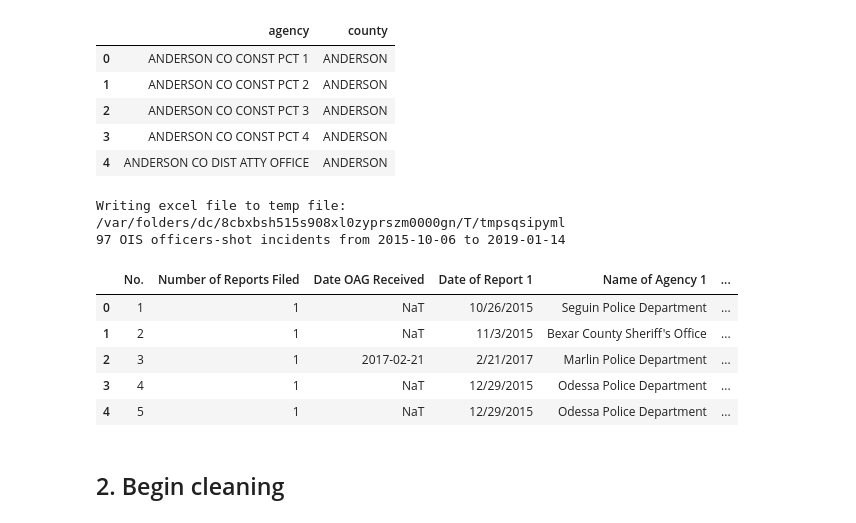
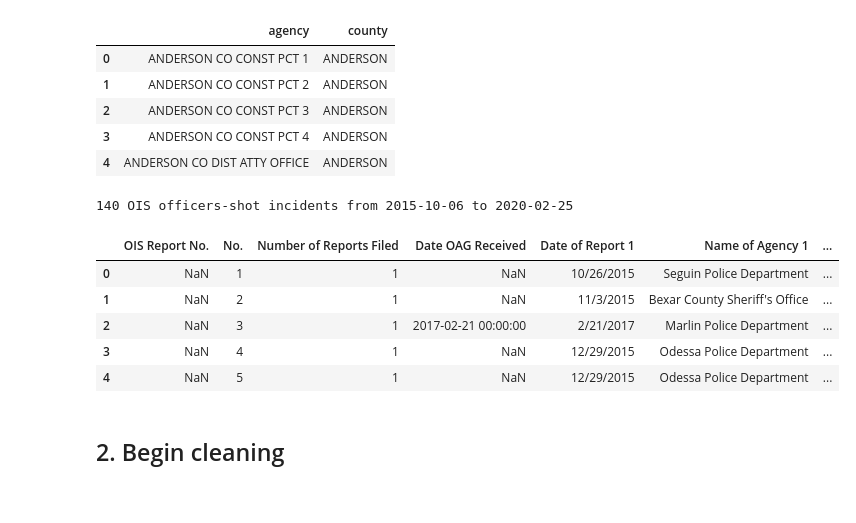
Before and after one commit to texas-justice-initiative/data-processing, a Jupyter notebook: data_cleaning/clean_ois_officers_shot.ipynb, the cells around one changed output. Saved outputs shown, nothing was run; the diff lists cells and outputs as text; code cells hidden in the pictures.

```diff
--- a/data_cleaning/clean_ois_officers_shot.ipynb
+++ b/data_cleaning/clean_ois_officers_shot.ipynb
@@ -59,21 +59,22 @@ agencies.head()
 | 3 | ANDERSON CO CONST PCT 4 | ANDERSON |
 | 4 | ANDERSON CO DIST ATTY OFFICE | ANDERSON |
 # %%
-shootings = read_dtw_excel(DW_PROJECT_RAW_AND_PROCESSING, 'original/OIS.xlsx')['OfficersShot']
+shootings = pd.read_excel('/Users/jbabyak/Downloads/OIS.xlsx')
+#shootings = read_dtw_excel(DW_PROJECT_RAW_AND_PROCESSING, 'original/OIS.xlsx')['OfficersShot']
+
 print("%d OIS officers-shot incidents from %s to %s" % (
     len(shootings),
     shootings['Date of Incident'].min().strftime('%Y-%m-%d'),
     shootings['Date of Incident'].max().strftime('%Y-%m-%d')))
 shootings.head()
 # %% [output]
-Writing excel file to temp file: /var/folders/dc/8cbxbsh515s908xl0zyprszm0000gn/T/tmpsqsipyml
-97 OIS officers-shot incidents from 2015-10-06 to 2019-01-14
+140 OIS officers-shot incidents from 2015-10-06 to 2020-02-25
-|  | No. | Number of Reports Filed | Date OAG Received | Date of Report 1 | Name of Agency 1 | ... |
-| 0 | 1 | 1 | NaT | 10/26/2015 | Seguin Police Department | ... |
-| 1 | 2 | 1 | NaT | 11/3/2015 | Bexar County Sheriff's Office | ... |
-| 2 | 3 | 1 | 2017-02-21 | 2/21/2017 | Marlin Police Department | ... |
-| 3 | 4 | 1 | NaT | 12/29/2015 | Odessa Police Department | ... |
-| 4 | 5 | 1 | NaT | 12/29/2015 | Odessa Police Department | ... |
+|  | OIS Report No. | No. | Number of Reports Filed | Date OAG Received | Date of Report 1 | Name of Agency 1 | ... |
+| 0 | NaN | 1 | 1 | NaN | 10/26/2015 | Seguin Police Department | ... |
+| 1 | NaN | 2 | 1 | NaN | 11/3/2015 | Bexar County Sheriff's Office | ... |
+| 2 | NaN | 3 | 1 | 2017-02-21 00:00:00 | 2/21/2017 | Marlin Police Department | ... |
+| 3 | NaN | 4 | 1 | NaN | 12/29/2015 | Odessa Police Department | ... |
+| 4 | NaN | 5 | 1 | NaN | 12/29/2015 | Odessa Police Department | ... |
 # %% [markdown]
 ## 2. Begin cleaning
 # %%
```
Also changed, not shown: parts of 7 cells of this notebook, 1 other file.
